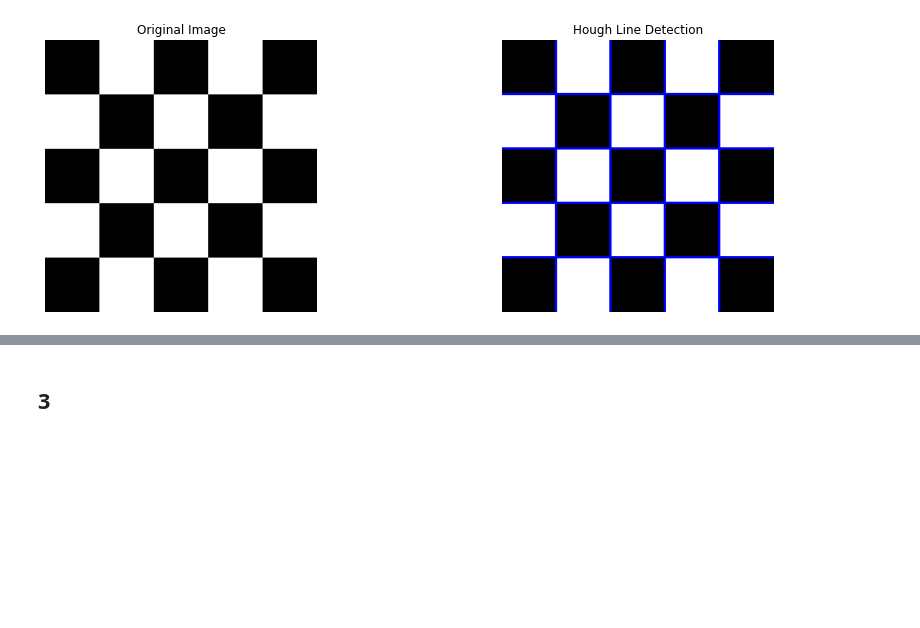
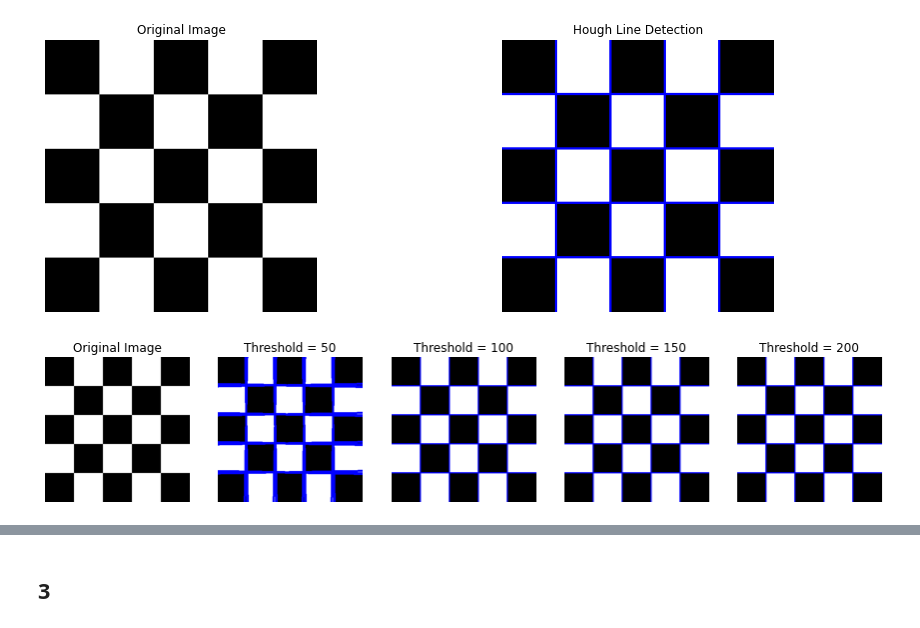
Before and after one commit to CS7-404-DIP-M24/a4-gitPROhan, a Jupyter notebook: main.ipynb, the cells around one changed output, grey strips where cells are left out. Saved outputs shown, nothing was run; the diff lists cells and outputs as text; code cells hidden in the pictures; blank space fills up the shorter version.

```diff
--- a/main.ipynb
+++ b/main.ipynb
@@ -51,3 +51,14 @@ line_image = hough_lines(edges)
 display_images([image, line_image], ["Original Image", "Hough Line Detection"])
 # %% [output]
 [figure]
+# %%
+thresholds = [50, 100, 150, 200]
+results = []
+labels = []
+for threshold in thresholds:
+    line_image = hough_lines(edges, threshold=threshold)
+    results.append(line_image)
+    labels.append(f"Threshold = {threshold}")
+display_images([image] + results, ["Original Image"] + labels, cmap=None)
+# %% [output]
+[figure, added]
```
Also changed, not shown: parts of 10 cells of this notebook.
